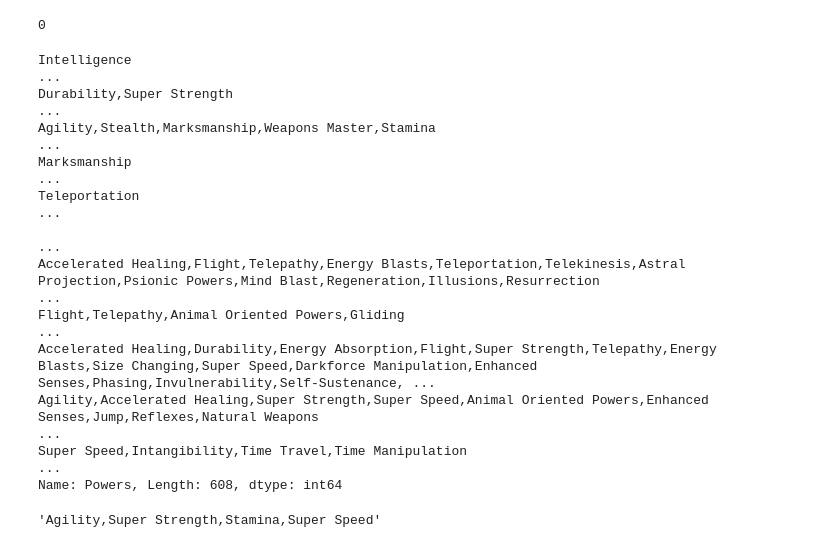
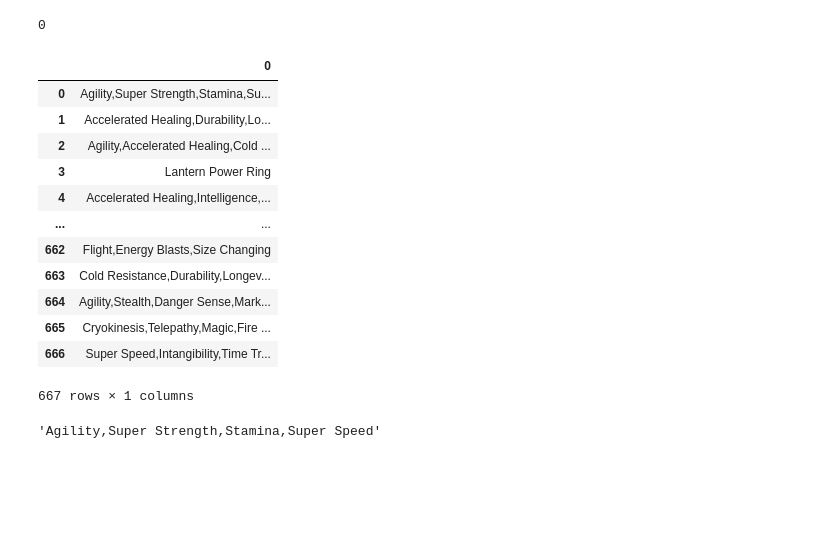
Before and after one commit to valmazan/Applying-Advanced-Transformations-Core-, a Jupyter notebook: Applying Advanced Transformations (Core).ipynb, the cells around one changed output. Drawn from its saved outputs; the diff is of its cells as text; code cells hidden in the pictures; blank space fills up the shorter version.

```diff
--- a/Applying Advanced Transformations (Core).ipynb
+++ b/Applying Advanced Transformations (Core).ipynb
@@ -356,21 +356,22 @@ df_powers.duplicated().sum()
 df_powers['Powers'].isnull().sum()
 # %% [output]
 0
-# %%
-df_powers['Powers'].value_counts()
-# %% [output]
-Intelligence                                                                                                                                                                                             ...
-Durability,Super Strength                                                                                                                                                                                ...
-Agility,Stealth,Marksmanship,Weapons Master,Stamina                                                                                                                                                      ...
-Marksmanship                                                                                                                                                                                             ...
-Teleportation                                                                                                                                                                                            ...
-                                                                                                                                                                                                         ...
-Accelerated Healing,Flight,Telepathy,Energy Blasts,Teleportation,Telekinesis,Astral Projection,Psionic Powers,Mind Blast,Regeneration,Illusions,Resurrection                                             ...
-Flight,Telepathy,Animal Oriented Powers,Gliding                                                                                                                                                          ...
-Accelerated Healing,Durability,Energy Absorption,Flight,Super Strength,Telepathy,Energy Blasts,Size Changing,Super Speed,Darkforce Manipulation,Enhanced Senses,Phasing,Invulnerability,Self-Sustenance, ...
-Agility,Accelerated Healing,Super Strength,Super Speed,Animal Oriented Powers,Enhanced Senses,Jump,Reflexes,Natural Weapons                                                                              ...
-Super Speed,Intangibility,Time Travel,Time Manipulation                                                                                                                                                  ...
-Name: Powers, Length: 608, dtype: int64
+# %%
+df_powers['Powers'].apply(pd.Series)
+# %% [output]
+|  | 0 |
+| 0 | Agility,Super Strength,Stamina,Su... |
+| 1 | Accelerated Healing,Durability,Lo... |
+| 2 | Agility,Accelerated Healing,Cold ... |
+| 3 | Lantern Power Ring |
+| 4 | Accelerated Healing,Intelligence,... |
+| ... | ... |
+| 662 | Flight,Energy Blasts,Size Changing |
+| 663 | Cold Resistance,Durability,Longev... |
+| 664 | Agility,Stealth,Danger Sense,Mark... |
+| 665 | Cryokinesis,Telepathy,Magic,Fire ... |
+| 666 | Super Speed,Intangibility,Time Tr... |
+667 rows × 1 columns
 # %%
 test_powers = df_powers.loc[0,'Powers']
 test_powers
```
Also changed, not shown: parts of 11 cells of this notebook.
